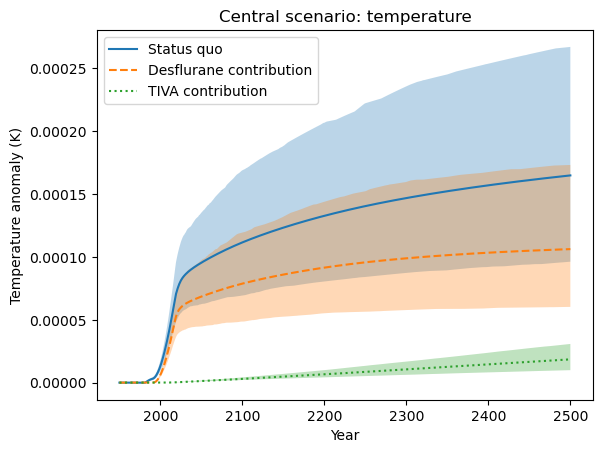
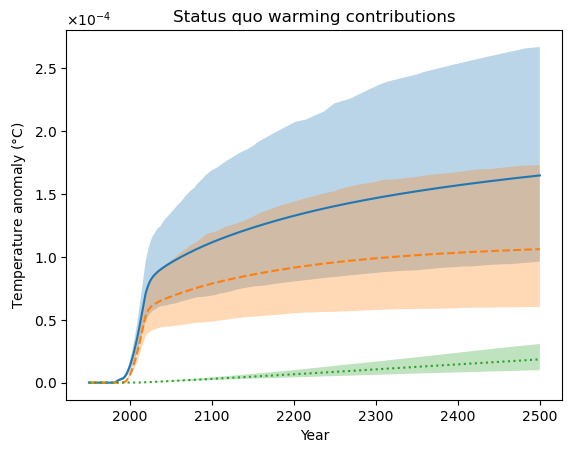
The notebook cell's code change between the first figure and the second:
--- before
+++ after
@@ -20,7 +20,13 @@
 
 
-plt.title('Central scenario: temperature')
+plt.title('Status quo warming contributions')
 plt.xlabel('Year')
-plt.ylabel('Temperature anomaly (K)')
-plt.legend()
+plt.ylabel('Temperature anomaly ($\degree$C)')
+# plt.legend()
+
+ax = plt.gca()
+ax.yaxis.set_major_formatter(ticker.ScalarFormatter(useMathText=True))
+ax.ticklabel_format(axis='y', style='sci', scilimits=(-4, -4))
+
+plt.savefig("status_quo_warming_contributions.png", dpi=300, bbox_inches="tight")
 plt.show()

Commit: Add plots paper and numerical values